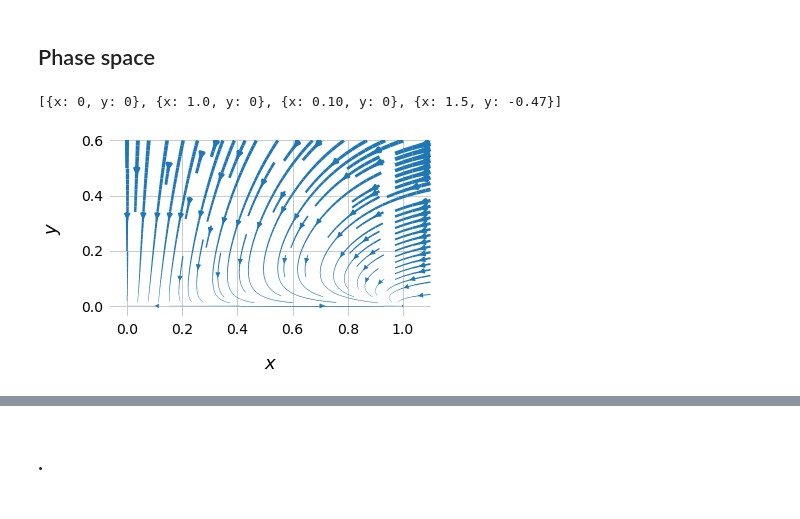
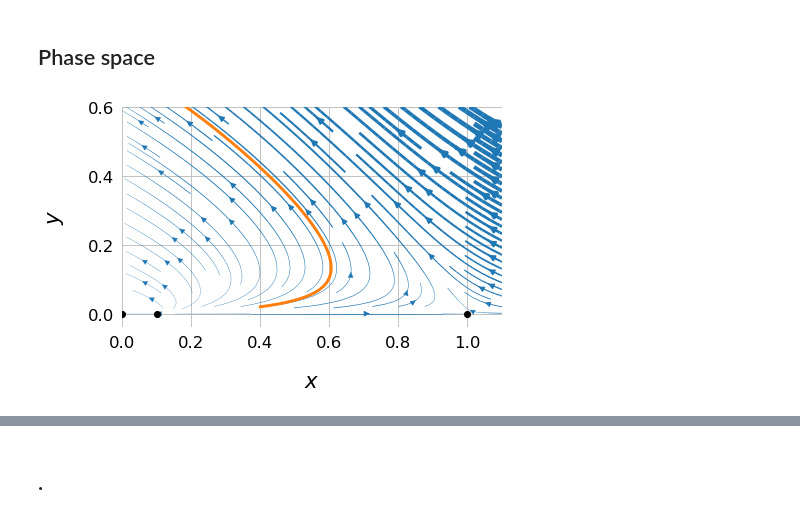
Before and after one commit to tfiers/strogatz, a Jupyter notebook: notebooks/3_Predator_prey.ipynb, the cells around one changed output, grey strips where cells are left out. Cells and saved outputs as stored; diff of their text form; code cells hidden in the pictures.

Commit message:
Beautiful stability diagram

```diff
--- a/notebooks/3_Predator_prey.ipynb
+++ b/notebooks/3_Predator_prey.ipynb
@@ -129,31 +241,62 @@ ax.set_aspect('equal');
 ## Phase space
 # %%
 def eval_fp(c):
-    return [{coord: p[coord].evalf(2, subs=get_subs(c)) for coord in (x,y)} for p in fp]
+    return [[p[coord].evalf(2, subs=get_subs(c)) for coord in (x,y)] for p in fp]
 
 def get_grid(c):
     x_grid, y_grid = np.meshgrid(np.linspace(0, 1.1, 200),
                                  np.linspace(0, 0.6, 200),
                                 )
     xdot_np = sp.lambdify((x,y), xdot.subs(get_subs(cc=c)))
     ydot_np = sp.lambdify((x,y), ydot.subs(get_subs(cc=c)))
 
     xdot_grid = xdot_np(x_grid, y_grid)
     ydot_grid = ydot_np(x_grid, y_grid)
 
     return x_grid, y_grid, xdot_grid, ydot_grid
 
 
+def sim2(c=0.4, x_0=0.4, y_0=0.02, fwd=True, t_span=(0.01, 30)):
+    xdot_np = sp.lambdify((x,y), xdot.subs(get_subs(cc=c)))
+    ydot_np = sp.lambdify((x,y), ydot.subs(get_subs(cc=c)))
+
+    def f(t, y):
+        return [xdot_np(y[0], y[1]), ydot_np(y[0], y[1])]
+
+    t_span = (0.01, 30)
+    if not fwd:
+        t_span = reversed(t_span)
+    t_eval = np.logspace(*np.log10(t_span), 1000)
+    sol = solve_ivp(f, (t_eval[0], t_eval[-1]), [x_0, y_0], t_eval=t_eval)
+    return sol.t, sol.y[0,:], sol.y[1,:]
+
+
+def plot_traj(ax, **kwargs):
+    t, x, y = sim2(**kwargs)
+    ax.plot(x, y, 'C1')
+
+
 def plot_grid(c):
-    print(eval_fp(c))
     grid = get_grid(c)
-    fig, ax = streamplot(*grid, speed=1, lw_0=0.2)
+    fig, ax = streamplot(*grid, speed=1, lw_0=0.2, figsize=(6,4))
+    xlim = ax.get_xlim()
+    ylim = ax.get_ylim()
+    for x, y in eval_fp(c):
+        ax.plot(x, y, 'k.')
+    ax.set_xlim(xlim)
+    ax.set_ylim(ylim)
     ax.set_xlabel('$x$')
     ax.set_ylabel('$y$')
     return fig, ax
 
 
-plot_grid(c=1.5);
+def phase_filename(cc):
+    return f'phase_space_{cc:.2f}'.replace('.','')
+
+
+cc = 0
+fig, ax = plot_grid(c=cc)
+plot_traj(ax, c=cc)
+save(fig, phase_filename(cc))
 # %% [output]
-[{x: 0, y: 0}, {x: 1.0, y: 0}, {x: 0.10, y: 0}, {x: 1.5, y: -0.47}]
-[figure, old version]
+[figure, new version]
```
Also changed, not shown: parts of 46 cells of this notebook, 18 other files.
